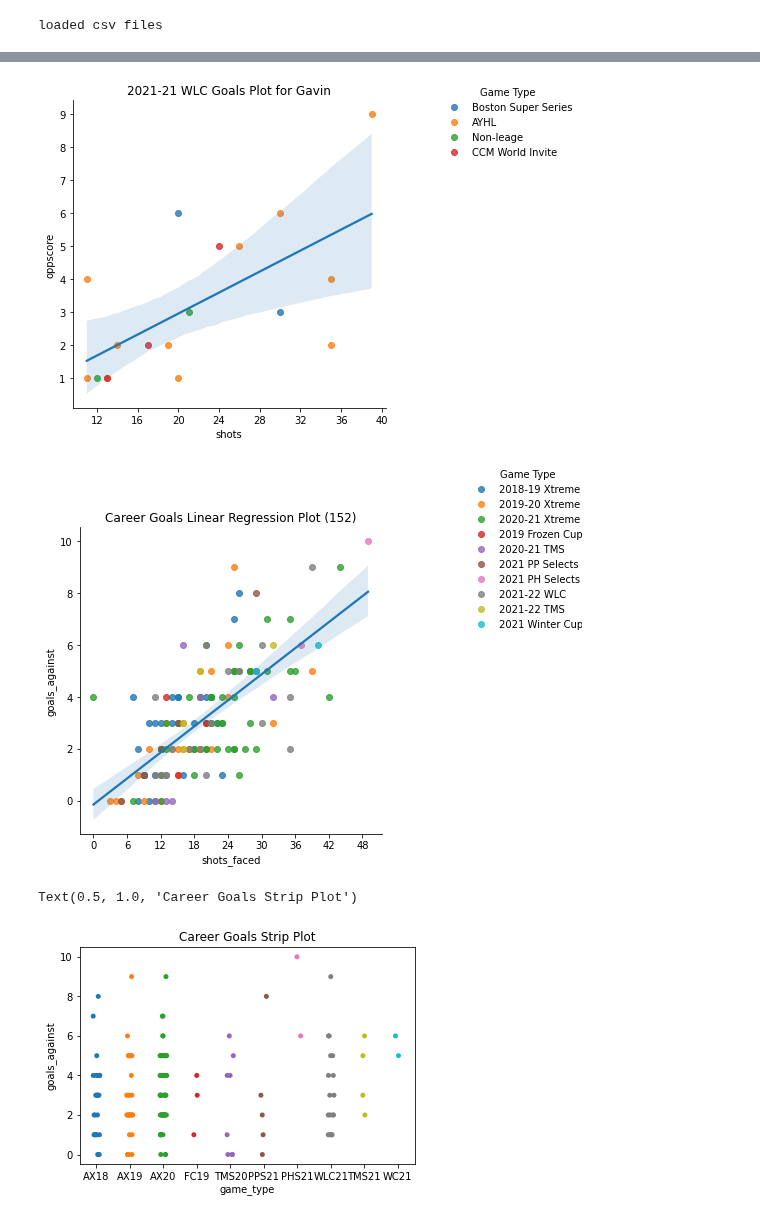
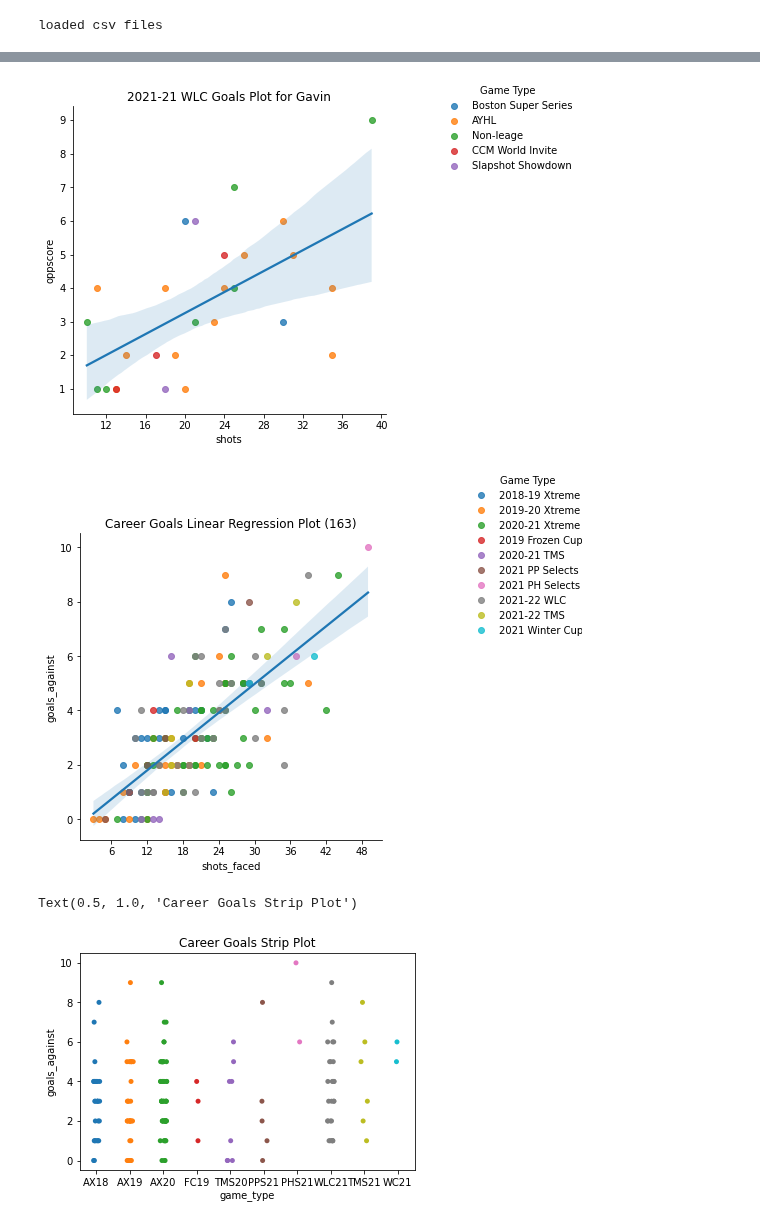
Before and after one commit to werntzp/hockey-stats, a Jupyter notebook: gavin_plots.ipynb, the cells around one changed output, grey strips where cells are left out. Saved outputs shown, nothing was run; the diff lists cells and outputs as text; code cells hidden in the pictures.

```diff
--- a/gavin_plots.ipynb
+++ b/gavin_plots.ipynb
@@ -29,7 +25,7 @@ loaded libraries
 
 github_url = "https://raw.githubusercontent.com/werntzp/hockey-stats/master/"
 
-df_games = pd.read_csv(github_url + "gavin_2021-22.csv")
+df_games = pd.read_csv(github_url + "gavin_2021-22_wlc.csv")
 
 print("loaded csv files")
 # %% [output]
@@ -59,11 +55,11 @@ new_title = 'Game Type'
 graph._legend.set_title(new_title)
 graph._legend.set_bbox_to_anchor((1.35, .9))
 # replace labels
-new_labels = ['Boston Super Series', 'AYHL', 'Non-leage','CCM World Invite']
+new_labels = ['Boston Super Series', 'AYHL', 'Non-leage','CCM World Invite', 'Slapshot Showdown']
 for t, l in zip(graph._legend.texts, new_labels):
   t.set_text(l)
 # %% [output]
-[figure, old version]
+[figure, new version]
 # %%
 # map goals/shots from all of Gavin's seasons
 
@@ -72,7 +68,7 @@ dfx = pd.DataFrame(columns=["game",	"goals_against",	"shots_faced", "game_type"]
 dfx.iloc[0:0]
 
 # 2018-19
-dfs = pd.read_csv(github_url + "gavin_2018-19.csv")
+dfs = pd.read_csv(github_url + "gavin_2018-19_ax.csv")
 games = dfs.game
 for g in games:
   game_type = "18"
@@ -81,7 +77,7 @@ for g in games:
   dfx = dfx.append({'game': g, 'goals_against': float(goals), 'shots_faced': float(shots), 'game_type': game_type} , ignore_index=True)
 
 # 2019-20
-dfs = pd.read_csv(github_url + "gavin_2019-20.csv")
+dfs = pd.read_csv(github_url + "gavin_2019-20_ax.csv")
 games = dfs.game
 for g in games:
   game_type = "19"
@@ -90,7 +86,7 @@ for g in games:
   dfx = dfx.append({'game': g, 'goals_against': float(goals), 'shots_faced': float(shots), 'game_type': game_type} , ignore_index=True)
 
 # 2020-21
-dfs = pd.read_csv(github_url + "gavin_2020-21.csv")
+dfs = pd.read_csv(github_url + "gavin_2020-21_ax.csv")
 games = dfs.game
 for g in games:
   game_type = "20"
@@ -99,7 +95,7 @@ for g in games:
   dfx = dfx.append({'game': g, 'goals_against': float(goals), 'shots_faced': float(shots), 'game_type': game_type} , ignore_index=True)
 
 # for frozen cup, data set already prepped
-dfs = pd.read_csv(github_url + "gavin_frozen_cup.csv")
+dfs = pd.read_csv(github_url + "gavin_2019_frozen_cup.csv")
 games = dfs.game
 for g in games:
   game_type = "fc"
@@ -108,7 +104,7 @@ for g in games:
   dfx = dfx.append({'game': g, 'goals_against': float(goals), 'shots_faced': float(shots), 'game_type': game_type} , ignore_index=True)
 
 # for 2020 middle school, data set already prepped
-dfs = pd.read_csv(github_url + "gavin_2020-21_middle_school.csv")
+dfs = pd.read_csv(github_url + "gavin_2020-21_tms.csv")
 games = dfs.game
 for g in games:
   game_type = "ms20"
@@ -117,7 +113,7 @@ for g in games:
   dfx = dfx.append({'game': g, 'goals_against': float(goals), 'shots_faced': float(shots), 'game_type': game_type} , ignore_index=True)
 
 # for power play selects spring, data set already prepped
-dfs = pd.read_csv(github_url + "gavin_2021_ppselects.csv")
+dfs = pd.read_csv(github_url + "gavin_2021_pps.csv")
 games = dfs.game
 for g in games:
   game_type = "pps21"
@@ -145,7 +141,7 @@ for g in df_games.game:
   dfx = dfx.append({'game': g, 'goals_against': float(goals), 'shots_faced': float(shots), 'game_type': game_type} , ignore_index=True)
 
 # for 2021 middle school, data set already prepped
-dfs = pd.read_csv(github_url + "gavin_2021-22_middle_school.csv")
+dfs = pd.read_csv(github_url + "gavin_2021-22_tms.csv")
 games = dfs.game
 for g in games:
   game_type = "ms21"
@@ -155,34 +151,34 @@ for g in games:
 
 # for 2021 winter cup, data set already prepped
 dfs = pd.read_csv(github_url + "gavin_2021_wintercup.csv")
 games = dfs.game
 for g in games:
   game_type = "wc21"
   goals = dfs[dfs.game == g].goals.iloc[0]
   shots = dfs[dfs.game == g].shots.iloc[0]
   dfx = dfx.append({'game': g, 'goals_against': float(goals), 'shots_faced': float(shots), 'game_type': game_type} , ignore_index=True)
 
 graph = sns.lmplot(x='shots_faced', y='goals_against', hue='game_type', data=dfx, fit_reg=False)
 ax = sns.regplot(x='shots_faced', y='goals_against', data=dfx, scatter=False)
 
 # title
 new_title = 'Game Type'
 graph._legend.set_title(new_title)
 graph._legend.set_bbox_to_anchor((1.3, .9))
 # replace labels
 new_labels = ['2018-19 Xtreme', '2019-20 Xtreme', '2020-21 Xtreme', '2019 Frozen Cup', '2020-21 TMS', '2021 PP Selects', '2021 PH Selects', '2021-22 WLC', '2021-22 TMS', '2021 Winter Cup']
 for t, l in zip(graph._legend.texts, new_labels):
   t.set_text(l)
 
 ax.spines['right'].set_visible(False)
 ax.spines['top'].set_visible(False)
 num_games = len(dfx.index)
 ax.set_title('Career Goals Linear Regression Plot (' + str(num_games) + ')')
 
 for axis in [ax.xaxis, ax.yaxis]:
     axis.set_major_locator(ticker.MaxNLocator(integer=True))
 # %% [output]
-[figure, old version]
+[figure, new version]
 # %%
 # copy into new data frame and map columns
 dfs = dfx
@@ -193,4 +189,4 @@ ax = sns.stripplot(data=dfs, x=dfs['game_type'], y=dfs['goals_against'], dodge=T
 ax.set_title("Career Goals Strip Plot")
 # %% [output]
 Text(0.5, 1.0, 'Career Goals Strip Plot')
-[figure, old version]
+[figure, new version]
```
Also changed, not shown: parts of 1 cell of this notebook.
